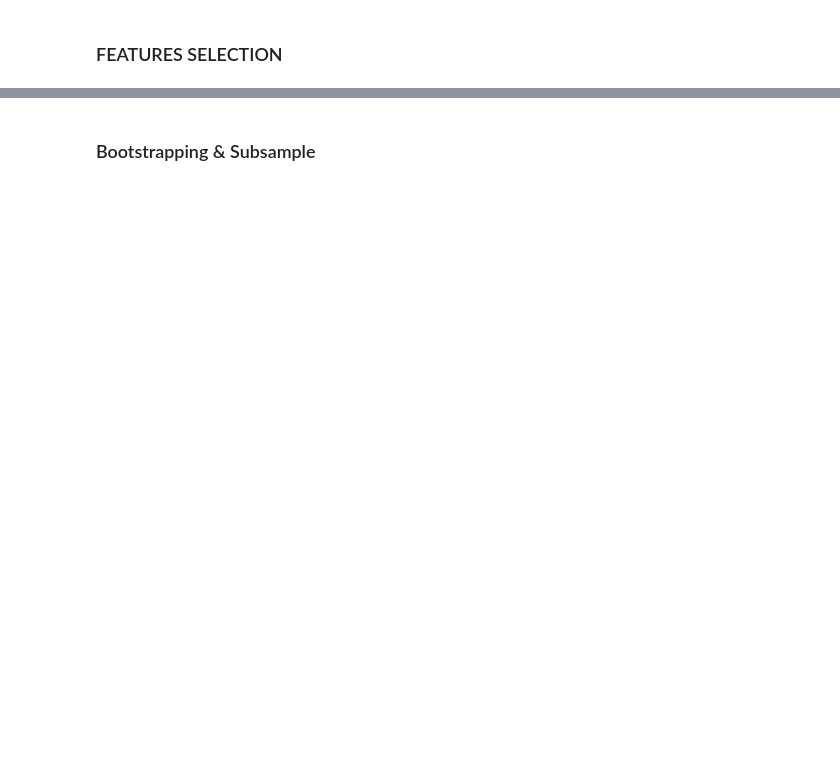
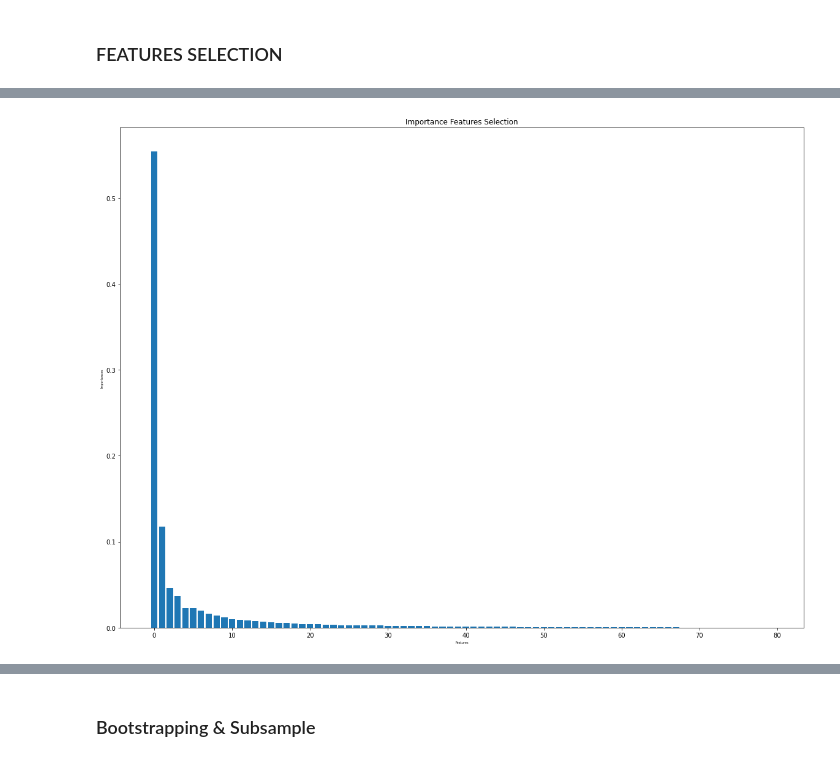
Before and after one commit to ThinhDDo/House_Pricing_Model, a Jupyter notebook: Random Forest Demonstration.ipynb, the cells around one changed output, grey strips where cells are left out. Drawn from its saved outputs; the diff is of its cells as text; code cells hidden in the pictures; blank space fills up the shorter version.

```diff
--- a/Random Forest Demonstration.ipynb
+++ b/Random Forest Demonstration.ipynb
@@ -100,0 +104,6 @@ sns.distplot(np.log(train_df['SalePrice']), fit=norm)
+# %%
+X_train_sklearn = train_df.iloc[:, 0:80]
+Y_train_sklearn = train_df['SalePrice']
+
+rf = RandomForestRegressor(n_estimators=80, bootstrap=True)
+rf.fit(train_df.iloc[:, 0:80].fillna(0), np.log(train_df[['SalePrice']]))
@@ -101,2 +117,6 @@ sns.distplot(np.log(train_df['SalePrice']), fit=norm)
 # %% [markdown]
 ### FEATURES SELECTION
+# %%
+features_importance = pd.DataFrame(rf.feature_importances_, index=train_df.iloc[:, 0:80].columns, columns=['importance'])
+features_importance = features_importance.sort_values('importance', ascending=False)
+print("Features importance: \n", features_importance)
@@ -102,0 +139,15 @@ sns.distplot(np.log(train_df['SalePrice']), fit=norm)
+# %%
+# Plot Features
+plt.figure(figsize=(20, 15))
+features = features_importance.index.tolist()
+
+y_pos = np.arange(len(features))
+plt.bar(y_pos,[float(i) for i in np.array(features_importance)[:,0]])
+#fig = plt.figure(figsize=(13,6))
+
+plt.xlabel('Features', fontsize=5)
+plt.ylabel('Importances', fontsize=5)
+plt.title('Importance Features Selection')
+plt.show()
+# %% [output]
+[figure, added]
```
Also changed, not shown: parts of 17 cells of this notebook.
